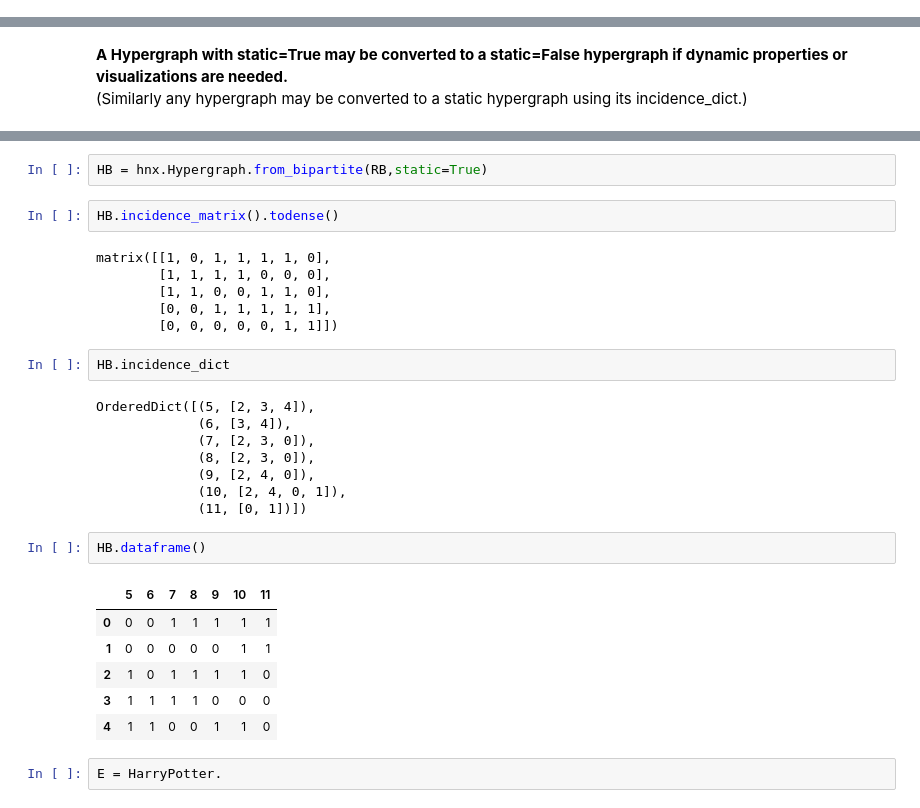
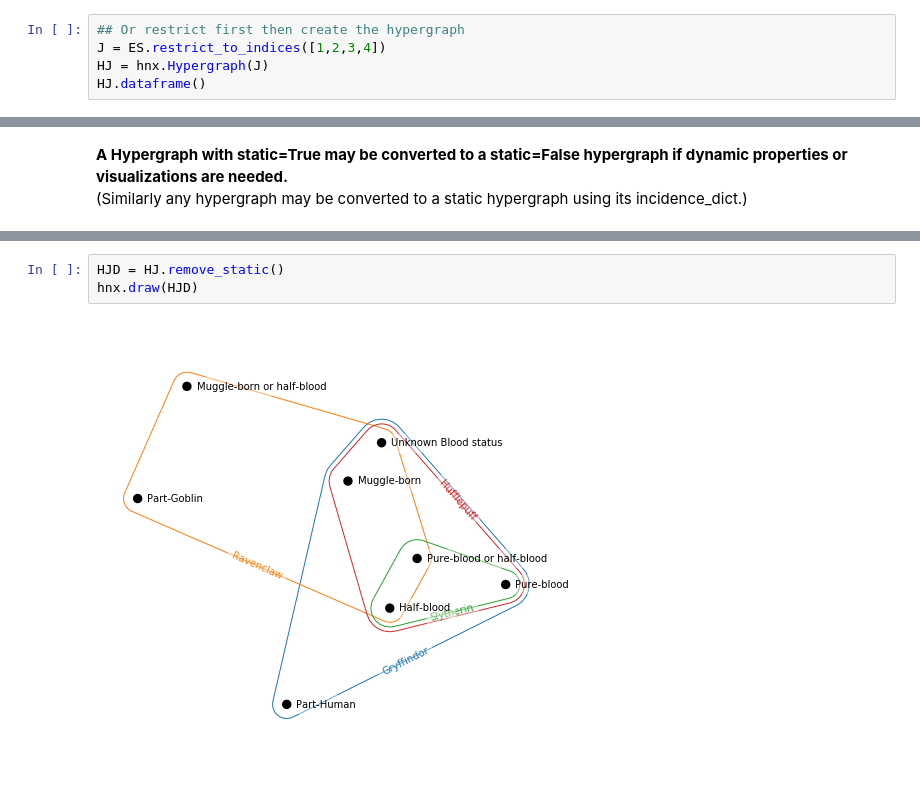
Before and after one commit to pnnl/HyperNetX, a Jupyter notebook: tutorials/Tutorial 6 - Static Hypergraphs and Entities.ipynb, the cells around one changed output, grey strips where cells are left out. Cells and saved outputs as stored; diff of their text form.

Commit message:
Tutorial 6 for static hypergraphs has a good start

```diff
--- a/tutorials/Tutorial 6 - Static Hypergraphs and Entities.ipynb
+++ b/tutorials/Tutorial 6 - Static Hypergraphs and Entities.ipynb
@@ -358,0 +402,5 @@ OrderedDict([('House',
+# %%
+## Or restrict first then create the hypergraph
+J = ES.restrict_to_indices([1,2,3,4])
+HJ = hnx.Hypergraph(J)
+HJ.dataframe()
@@ -441,31 +420,5 @@ RB_bottom = set(RB) - RB_top
-# %%
-HB = hnx.Hypergraph.from_bipartite(RB,static=True)
-# %%
-HB.incidence_matrix().todense()
-# %% [output]
-matrix([[1, 0, 1, 1, 1, 1, 0],
-        [1, 1, 1, 1, 0, 0, 0],
-        [1, 1, 0, 0, 1, 1, 0],
-        [0, 0, 1, 1, 1, 1, 1],
-        [0, 0, 0, 0, 0, 1, 1]])
-# %%
-HB.incidence_dict
-# %% [output]
-OrderedDict([(5, [2, 3, 4]),
-             (6, [3, 4]),
-             (7, [2, 3, 0]),
-             (8, [2, 3, 0]),
-             (9, [2, 4, 0]),
-             (10, [2, 4, 0, 1]),
-             (11, [0, 1])])
-# %%
-HB.dataframe()
-# %% [output]
-|  | 5 | 6 | 7 | 8 | 9 | 10 | 11 |
-| 0 | 0 | 0 | 1 | 1 | 1 | 1 | 1 |
-| 1 | 0 | 0 | 0 | 0 | 0 | 1 | 1 |
-| 2 | 1 | 0 | 1 | 1 | 1 | 1 | 0 |
-| 3 | 1 | 1 | 1 | 1 | 0 | 0 | 0 |
-| 4 | 1 | 1 | 0 | 0 | 1 | 1 | 0 |
-# %%
-E = HarryPotter.
+# %%
+HJD = HJ.remove_static()
+hnx.draw(HJD)
+# %% [output]
+[figure, added]
```
Also changed, not shown: parts of 15 cells of this notebook, 5 other files.
